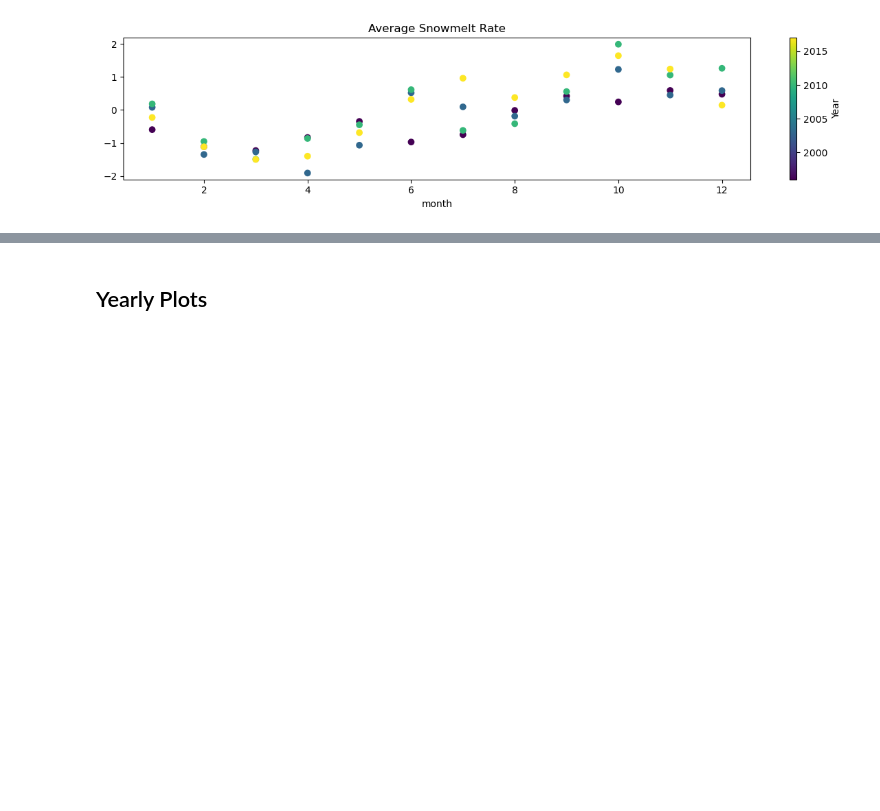
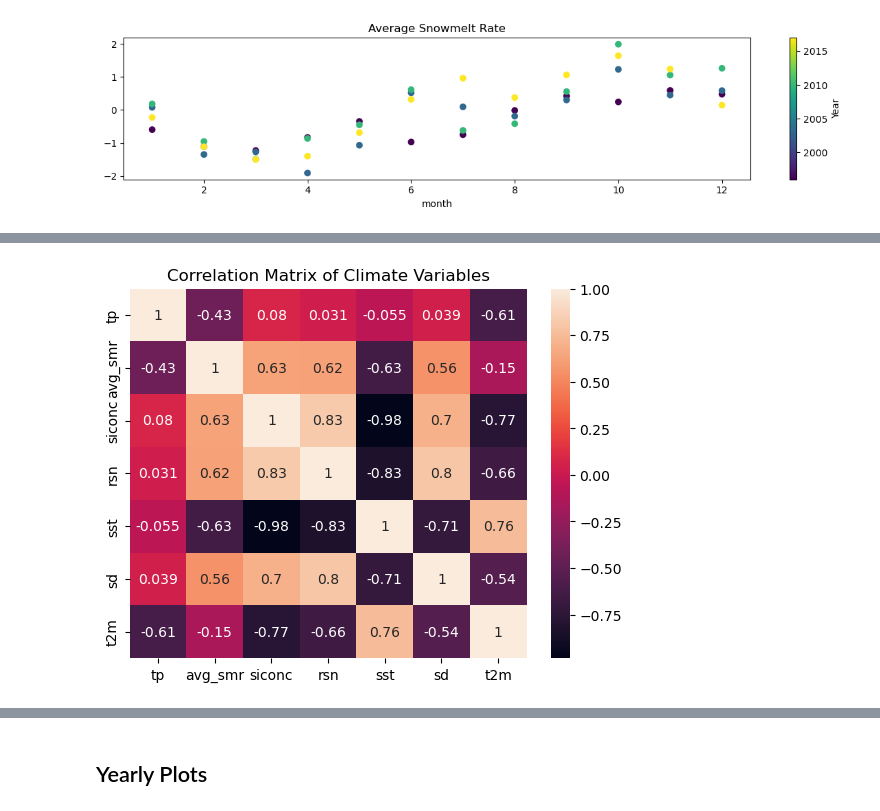
Before and after one commit to lennartp03/projectP, a Jupyter notebook: monthly_data/monthly_data.ipynb, the cells around one changed output, grey strips where cells are left out. Saved outputs shown, nothing was run; the diff lists cells and outputs as text; code cells hidden in the pictures; blank space fills up the shorter version.

```diff
--- a/monthly_data/monthly_data.ipynb
+++ b/monthly_data/monthly_data.ipynb
@@ -134,0 +166,12 @@ plot_monthly(means_monthly, columns, 1)
+# %%
+# calculate correlations between variables and plot covariance matrix
+correlation_matrix = grouped_anomaly[columns].corr()
+
+# save as xlsx
+correlation_matrix.to_excel("correlation_matrix.xlsx")
+
+sns.heatmap(correlation_matrix, annot=True)
+plt.title(f'Correlation Matrix of Climate Variables')
+plt.show()
+# %% [output]
+[figure, added]
```
Also changed, not shown: parts of 50 cells of this notebook, 5 other files.
